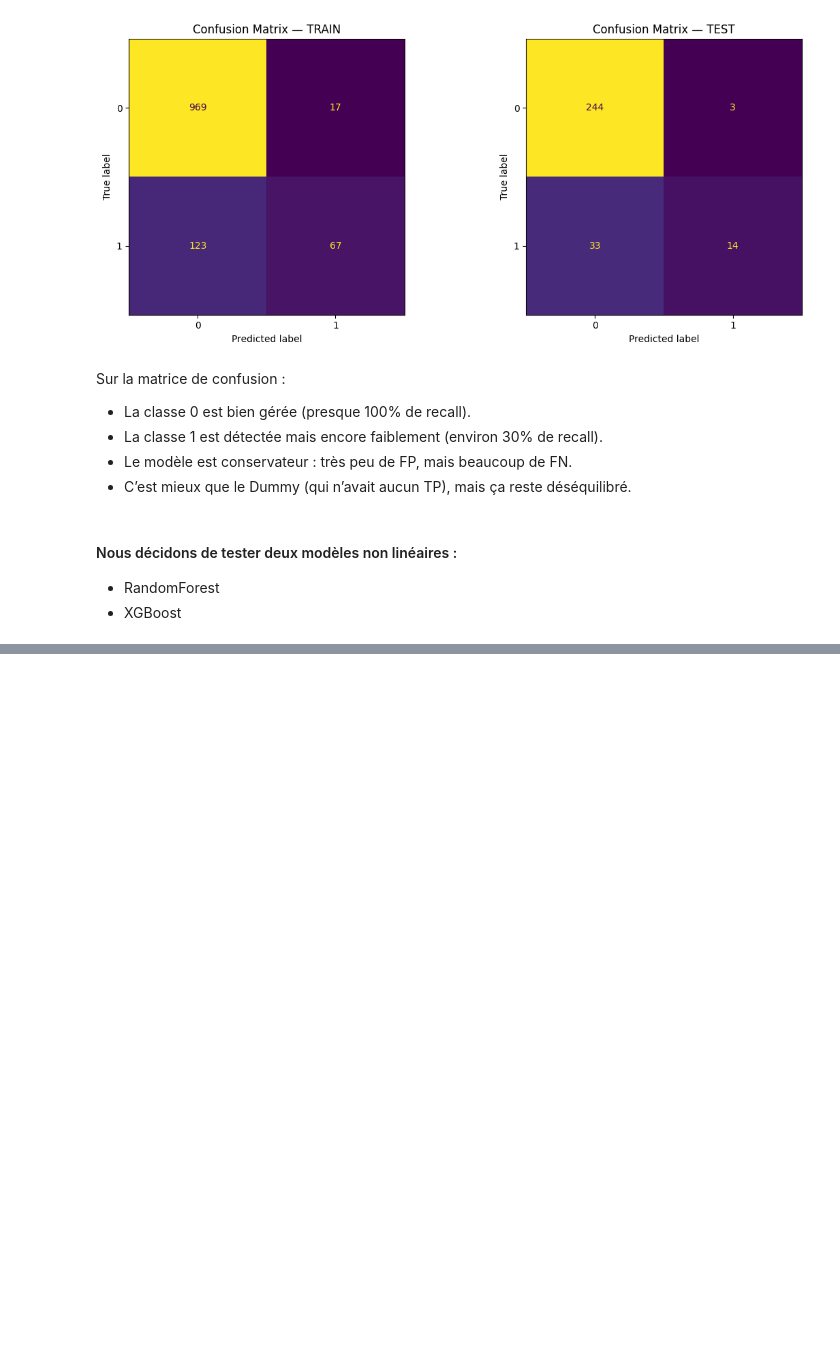
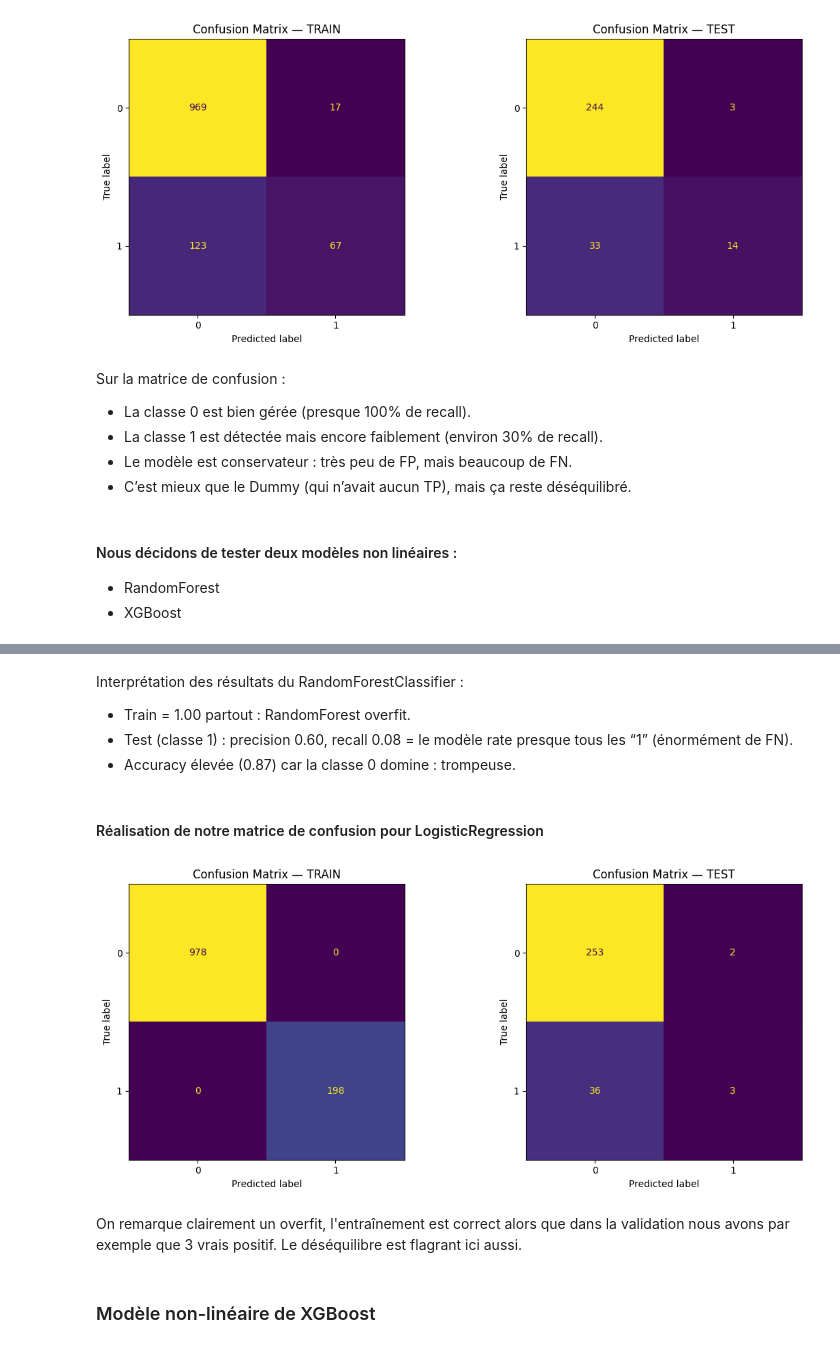
Before and after one commit to SCFlorian/Classifiez_automatiquement_des_informations, a Jupyter notebook: notebooks/notebook_3_modele_classification.ipynb, the cells around one changed output, grey strips where cells are left out. Cells and saved outputs as stored; diff of their text form; code cells hidden in the pictures; blank space fills up the shorter version.

```diff
--- a/notebooks/notebook_3_modele_classification.ipynb
+++ b/notebooks/notebook_3_modele_classification.ipynb
@@ -303,0 +363,30 @@ array([[969,  17],
+# %% [markdown]
+Interprétation des résultats du RandomForestClassifier :
+
+* Train = 1.00 partout : RandomForest overfit.
+* Test (classe 1) : precision 0.60, recall 0.08 = le modèle rate presque tous les “1” (énormément de FN).
+* Accuracy élevée (0.87) car la classe 0 domine : trompeuse.
+# %% [markdown]
+#### Réalisation de notre matrice de confusion pour LogisticRegression
+# %%
+classes = sorted(y.unique())
+
+# Matrices de confusion
+cm_train = confusion_matrix(y_train, y_pred_train, labels=classes)
+cm_test  = confusion_matrix(y_test,  y_pred_test,  labels=classes)
+
+fig, axes = plt.subplots(1, 2, figsize=(12, 5))
+ConfusionMatrixDisplay(cm_train, display_labels=classes).plot(ax=axes[0], colorbar=False)
+axes[0].set_title("Confusion Matrix — TRAIN")
+
+ConfusionMatrixDisplay(cm_test, display_labels=classes).plot(ax=axes[1], colorbar=False)
+axes[1].set_title("Confusion Matrix — TEST")
+
+plt.tight_layout()
+plt.show()
+# %% [output]
+[figure, added]
+# %% [markdown]
+On remarque clairement un overfit, l'entraînement est correct alors que dans la validation nous avons par exemple que 3 vrais positif. Le déséquilibre est flagrant ici aussi.
+# %% [markdown]
+### Modèle non-linéaire de XGBoost
```
Also changed, not shown: parts of 12 cells of this notebook.
